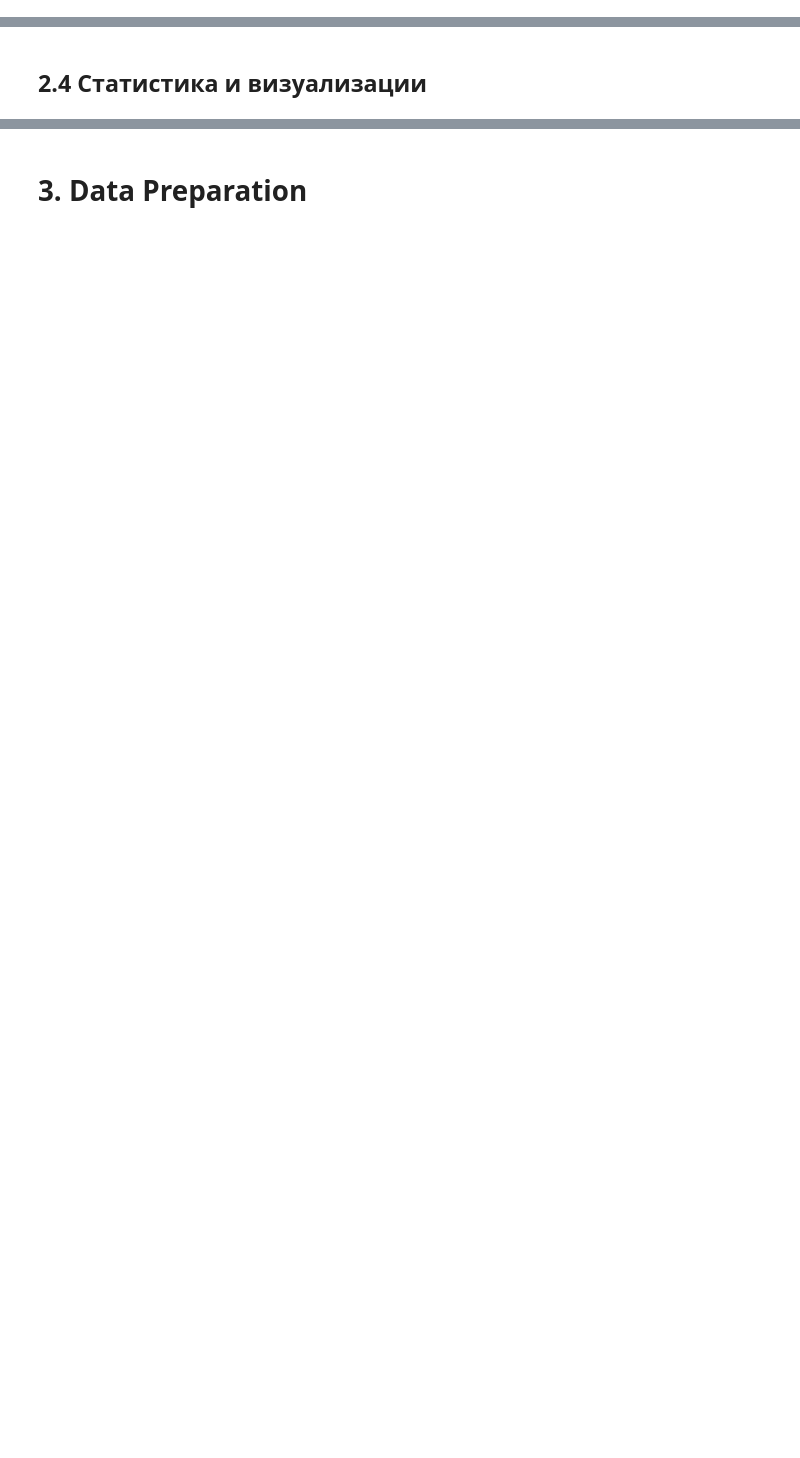
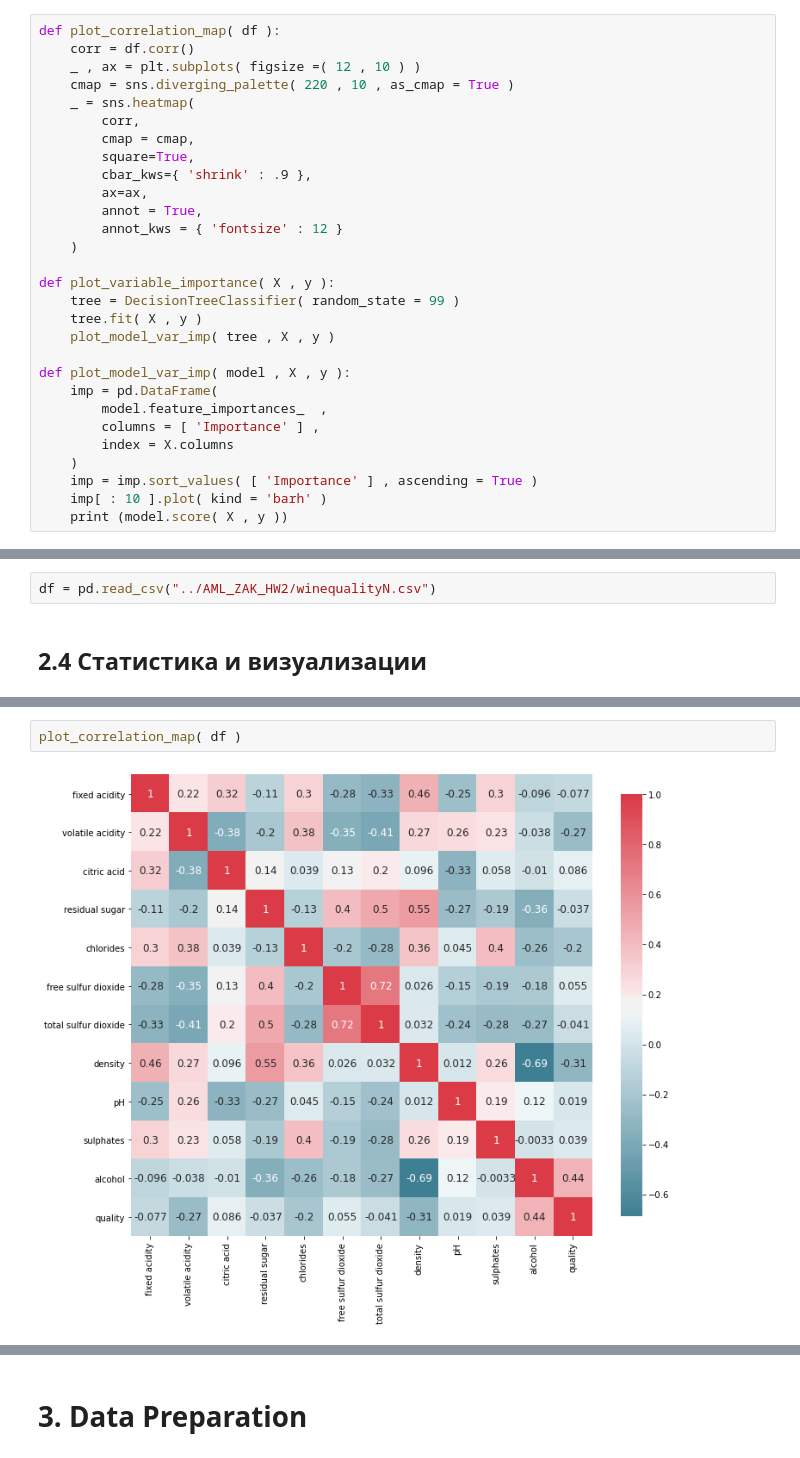
Before and after one commit to HeliosBI/AML_ZAK_HW2, a Jupyter notebook: crisp_wine.ipynb, the cells around one changed output, grey strips where cells are left out. Cells and saved outputs as stored; diff of their text form; blank space fills up the shorter version.

```diff
--- a/crisp_wine.ipynb
+++ b/crisp_wine.ipynb
@@ -22,6 +73,37 @@
 # %% [markdown]
 ## 2.2 Вспомогательные функции
+# %%
+def plot_correlation_map( df ):
+    corr = df.corr()
+    _ , ax = plt.subplots( figsize =( 12 , 10 ) )
+    cmap = sns.diverging_palette( 220 , 10 , as_cmap = True )
+    _ = sns.heatmap(
+        corr,
+        cmap = cmap,
+        square=True,
+        cbar_kws={ 'shrink' : .9 },
+        ax=ax,
+        annot = True,
+        annot_kws = { 'fontsize' : 12 }
+    )
+
+def plot_variable_importance( X , y ):
+    tree = DecisionTreeClassifier( random_state = 99 )
+    tree.fit( X , y )
+    plot_model_var_imp( tree , X , y )
+
+def plot_model_var_imp( model , X , y ):
+    imp = pd.DataFrame(
+        model.feature_importances_  ,
+        columns = [ 'Importance' ] ,
+        index = X.columns
+    )
+    imp = imp.sort_values( [ 'Importance' ] , ascending = True )
+    imp[ : 10 ].plot( kind = 'barh' )
+    print (model.score( X , y ))
 # %% [markdown]
 ## 2.3 Загрузка данных
+# %%
+df = pd.read_csv("../AML_ZAK_HW2/winequalityN.csv")
 # %% [markdown]
 ## 2.4 Статистика и визуализации
@@ -27,0 +161,4 @@
+# %%
+plot_correlation_map( df )
+# %% [output]
+[figure, added]
```
Also changed, not shown: parts of 78 cells of this notebook.
